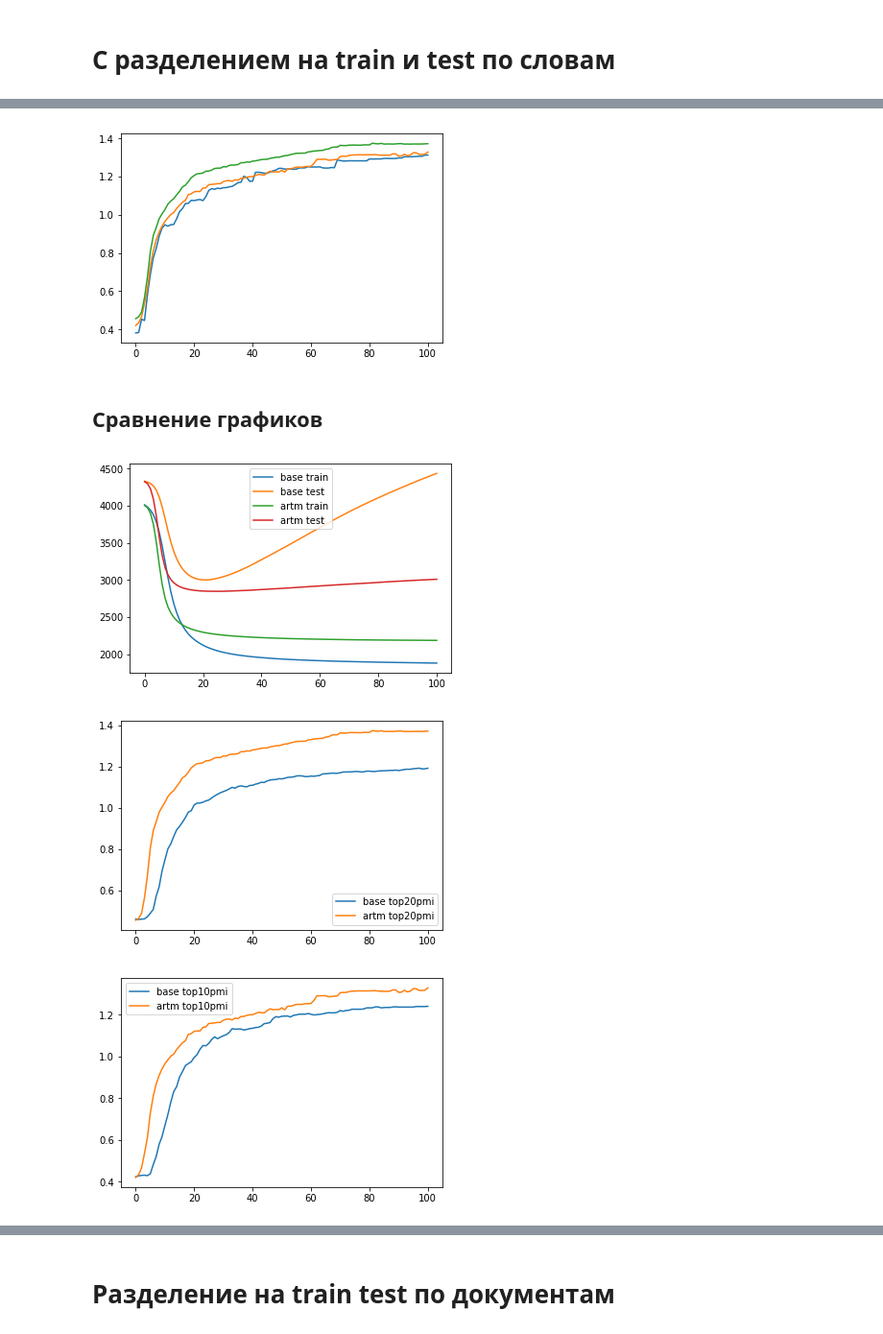
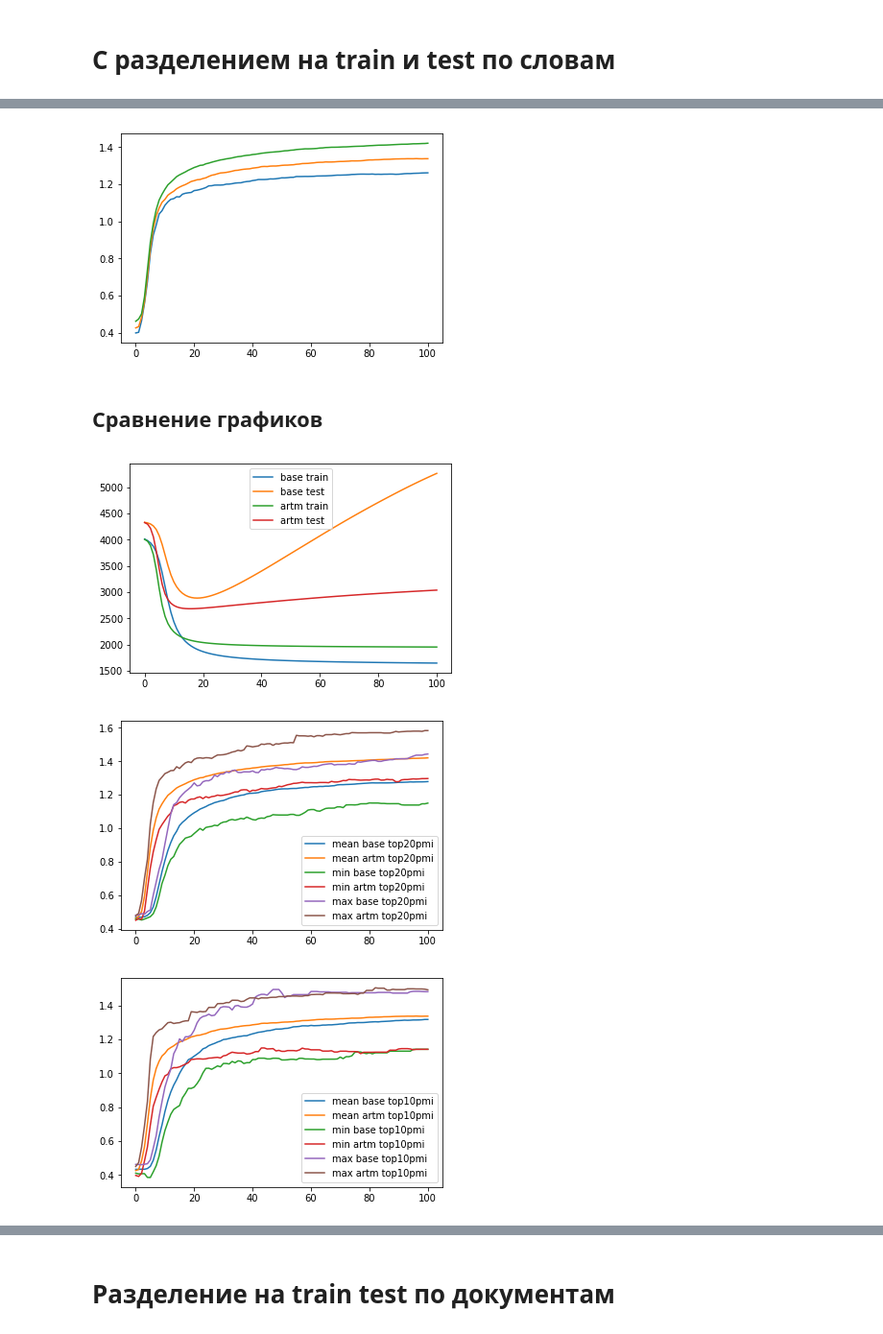
Before and after one commit to ilirhin/Diploma, a Jupyter notebook: Sources/CustomFunctionFastOptimization.ipynb, the cells around one changed output, grey strips where cells are left out. Shown at 96% size. Drawn from its saved outputs; the diff is of its cells as text; code cells hidden in the pictures.

```diff
--- a/Sources/CustomFunctionFastOptimization.ipynb
+++ b/Sources/CustomFunctionFastOptimization.ipynb
@@ -1622,6 +1622,7 @@ T = 15
 base_train_perplexities = []
 base_test_perplexities = []
 base_sparsities = []
+base_theta_sparsities = []
 base_topic_correlations = []
 base_avg_top5_pmis = []
 base_avg_top10_pmis = []
@@ -1632,6 +1633,7 @@ for seed in xrange(30):
     train_perplexity = []
     test_perplexity = []
     sparsity = []
+    theta_sparsity = []
     topic_correlation = []
     avg_top5_pmi = []
     avg_top10_pmi = []
@@ -1659,6 +1661,7 @@ for seed in xrange(30):
         test_perplexity.append(_test_perplexity(phi, theta))
         topic_correlation.append(artm_calc_topic_correlation(phi))
         sparsity.append(1. * np.sum(phi < 1e-20) / np.sum(phi >= 0))
+        theta_sparsity.append(1. * np.sum(theta < 0.01) / np.sum(theta >= 0))
         avg_top5_pmi.append(_top5_pmi(phi))
         avg_top10_pmi.append(_top10_pmi(phi))
         avg_top20_pmi.append(_top20_pmi(phi))
@@ -1677,6 +1680,7 @@ for seed in xrange(30):
     base_train_perplexities.append(train_perplexity)
     base_test_perplexities.append(test_perplexity)
     base_sparsities.append(sparsity)
+    base_theta_sparsities.append(theta_sparsity)
     base_topic_correlations.append(topic_correlation)
     base_avg_top5_pmis.append(avg_top5_pmi)
     base_avg_top10_pmis.append(avg_top10_pmi)
@@ -1722,6 +1738,7 @@ T = 15
 artm_train_perplexities = []
 artm_test_perplexities = []
 artm_sparsities = []
+artm_theta_sparsities = []
 artm_topic_correlations = []
 artm_avg_top5_pmis = []
 artm_avg_top10_pmis = []
@@ -1732,6 +1749,7 @@ for seed in xrange(30):
     train_perplexity = []
     test_perplexity = []
     sparsity = []
+    theta_sparsity = []
     topic_correlation = []
     avg_top5_pmi = []
     avg_top10_pmi = []
@@ -1759,6 +1777,7 @@ for seed in xrange(30):
         test_perplexity.append(_test_perplexity(phi, theta))
         topic_correlation.append(artm_calc_topic_correlation(phi))
         sparsity.append(1. * np.sum(phi < 1e-20) / np.sum(phi >= 0))
+        theta_sparsity.append(1. * np.sum(theta < 0.01) / np.sum(theta >= 0))
         avg_top5_pmi.append(_top5_pmi(phi))
         avg_top10_pmi.append(_top10_pmi(phi))
         avg_top20_pmi.append(_top20_pmi(phi))
@@ -1775,6 +1794,7 @@ for seed in xrange(30):
     artm_train_perplexities.append(train_perplexity)
     artm_test_perplexities.append(test_perplexity)
     artm_sparsities.append(sparsity)
+    artm_theta_sparsities.append(theta_sparsity)
     artm_topic_correlations.append(topic_correlation)
     artm_avg_top5_pmis.append(avg_top5_pmi)
     artm_avg_top10_pmis.append(avg_top10_pmi)
@@ -1812,7 +1844,7 @@ plt.plot(range(101), np.mean(artm_avg_top10_pmis, axis=0))
 plt.plot(range(101), np.mean(artm_avg_top20_pmis, axis=0))
 plt.show()
 # %% [output]
-[figure, old version]
+[figure, new version]
 # %% [markdown]
 ## Сравнение графиков
 # %%
@@ -1823,21 +1855,41 @@ plt.plot(range(101), np.mean(artm_test_perplexities, axis=0))
 plt.legend(['base train', 'base test', 'artm train', 'artm test'])
 plt.show()
 # %% [output]
-[figure, old version]
+[figure, new version]
 # %%
 plt.plot(range(101), np.mean(base_avg_top20_pmis, axis=0))
 plt.plot(range(101), np.mean(artm_avg_top20_pmis, axis=0))
-plt.legend(['base top20pmi', 'artm top20pmi'])
+
+plt.plot(range(101), np.min(base_avg_top20_pmis, axis=0))
+plt.plot(range(101), np.min(artm_avg_top20_pmis, axis=0))
+
+plt.plot(range(101), np.max(base_avg_top20_pmis, axis=0))
+plt.plot(range(101), np.max(artm_avg_top20_pmis, axis=0))
+plt.legend([
+    'mean base top20pmi', 'mean artm top20pmi',
+    'min base top20pmi', 'min artm top20pmi',
+    'max base top20pmi', 'max artm top20pmi'
+])
 plt.show()
 # %% [output]
-[figure, old version]
+[figure, new version]
 # %%
 plt.plot(range(101), np.mean(base_avg_top10_pmis, axis=0))
 plt.plot(range(101), np.mean(artm_avg_top10_pmis, axis=0))
-plt.legend(['base top10pmi', 'artm top10pmi'])
+
+plt.plot(range(101), np.min(base_avg_top10_pmis, axis=0))
+plt.plot(range(101), np.min(artm_avg_top10_pmis, axis=0))
+
+plt.plot(range(101), np.max(base_avg_top10_pmis, axis=0))
+plt.plot(range(101), np.max(artm_avg_top10_pmis, axis=0))
+plt.legend([
+    'mean base top10pmi', 'mean artm top10pmi',
+    'min base top10pmi', 'min artm top10pmi',
+    'max base top10pmi', 'max artm top10pmi'
+])
 plt.show()
 # %% [output]
-[figure, old version]
+[figure, new version]
 # %%
 plt.plot(range(101), np.mean(base_topic_correlations, axis=0))
 plt.plot(range(101), np.mean(artm_topic_correlations, axis=0))
```
Also changed, not shown: parts of 30 cells of this notebook.
